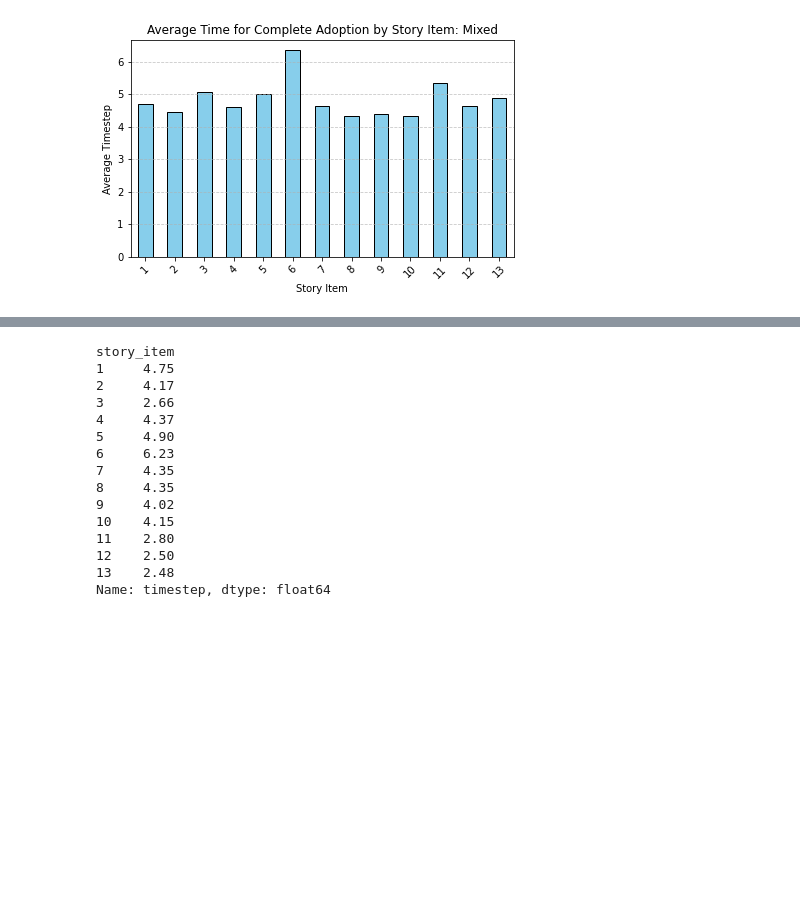
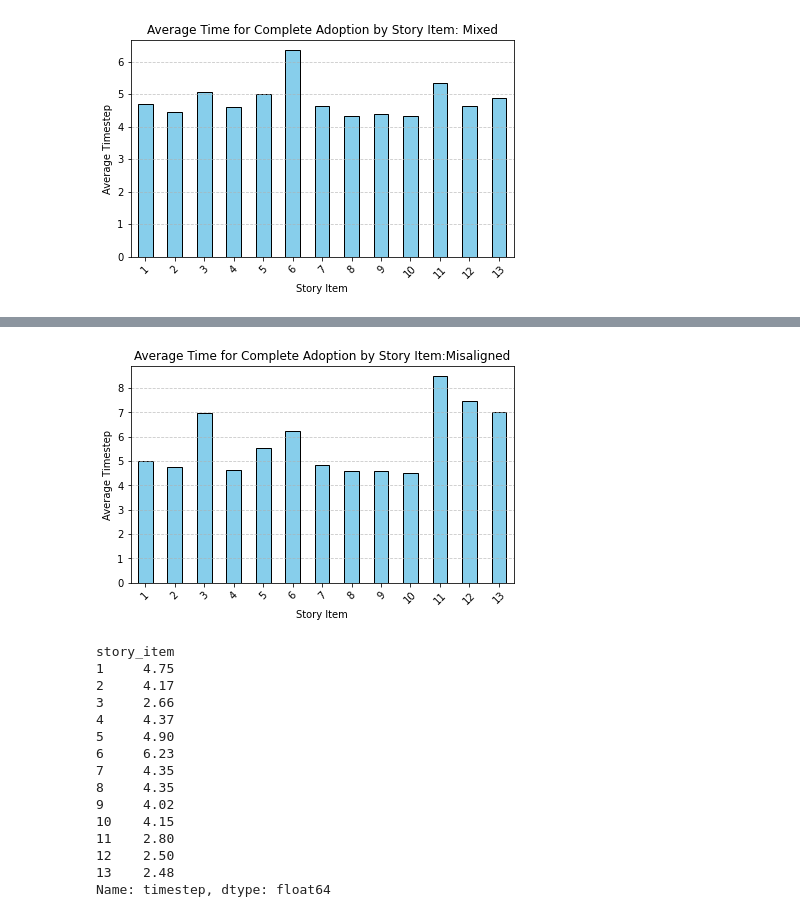
Before and after one commit to c4-lab/NarrativeDiffusion, a Jupyter notebook: analysis/analysis.ipynb, the cells around one changed output, grey strips where cells are left out. Cells and saved outputs as stored; diff of their text form; code cells hidden in the pictures; blank space fills up the shorter version.

```diff
--- a/analysis/analysis.ipynb
+++ b/analysis/analysis.ipynb
@@ -117,3 +107,7 @@ plt.show()
+# %%
+plot_adoption_speed_items("../data//misaligned_condition_20230801141608/results.csv",title="Misaligned")
+# %% [output]
+[figure, added]
 # %%
 al_avg_time_for_adoption
 # %% [output]
```
Also changed, not shown: parts of 17 cells of this notebook, 5 other files.
